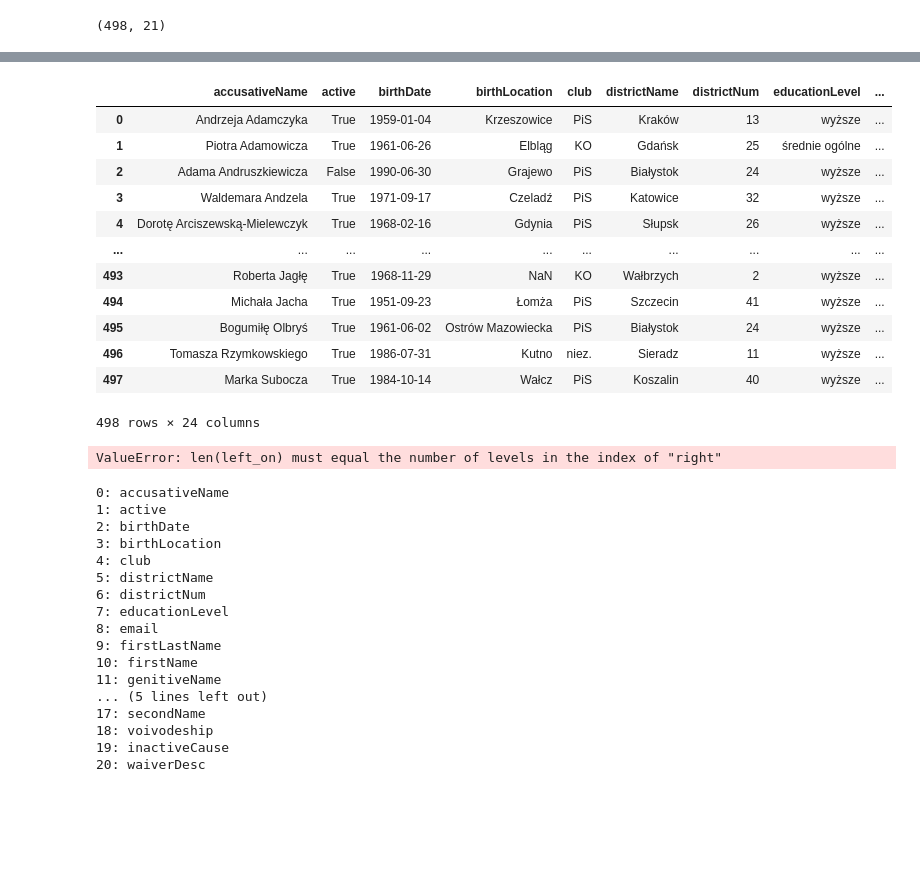
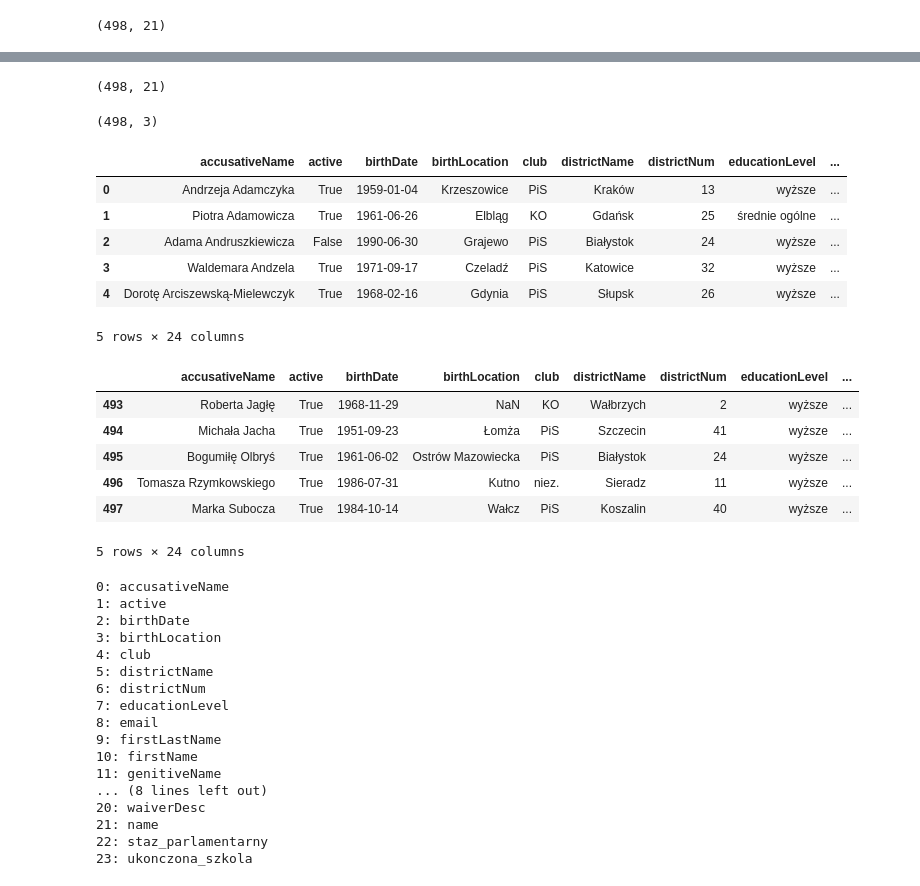
Before and after one commit to stawarzkrzysztof/textMiningLingwistykaSejmowa, a Jupyter notebook: 2dataPreprocessing/dataPreprocessing.ipynb, the cells around one changed output, grey strips where cells are left out. Cells and saved outputs as stored; diff of their text form; code cells hidden in the pictures; blank space fills up the shorter version.

```diff
--- a/2dataPreprocessing/dataPreprocessing.ipynb
+++ b/2dataPreprocessing/dataPreprocessing.ipynb
@@ -238,4 +245,2 @@ mps_scrapped.head()
 # %%
 mps_scrapped.drop(["url", "mp_num"], axis=1, inplace=True)
-# %%
-mps = mps[mps["active"]==True].reset_index()
@@ -258,5 +247,12 @@ mps
+# %%
+display(mps.shape)
+mps_scrapped.shape
+# %% [output]
+(498, 21)
+(498, 3)
 # %%
-pd.concat([mps, mps_scrapped], axis=1)
+mps = mps.merge(mps_scrapped, how="left", left_on="firstLastName", right_on="name")
+mps.head()
 # %% [output]
 |  | accusativeName | active | birthDate | birthLocation | club | districtName | districtNum | educationLevel | ... |
 | 0 | Andrzeja Adamczyka | True | 1959-01-04 | Krzeszowice | PiS | Kraków | 13 | wyższe | ... |
@@ -264,17 +260,17 @@ pd.concat([mps, mps_scrapped], axis=1)
 | 2 | Adama Andruszkiewicza | False | 1990-06-30 | Grajewo | PiS | Białystok | 24 | wyższe | ... |
 | 3 | Waldemara Andzela | True | 1971-09-17 | Czeladź | PiS | Katowice | 32 | wyższe | ... |
 | 4 | Dorotę Arciszewską-Mielewczyk | True | 1968-02-16 | Gdynia | PiS | Słupsk | 26 | wyższe | ... |
-| ... | ... | ... | ... | ... | ... | ... | ... | ... | ... |
-| 493 | Roberta Jagłę | True | 1968-11-29 | NaN | KO | Wałbrzych | 2 | wyższe | ... |
-| 494 | Michała Jacha | True | 1951-09-23 | Łomża | PiS | Szczecin | 41 | wyższe | ... |
-| 495 | Bogumiłę Olbryś | True | 1961-06-02 | Ostrów Mazowiecka | PiS | Białystok | 24 | wyższe | ... |
-| 496 | Tomasza Rzymkowskiego | True | 1986-07-31 | Kutno | niez. | Sieradz | 11 | wyższe | ... |
-| 497 | Marka Subocza | True | 1984-10-14 | Wałcz | PiS | Koszalin | 40 | wyższe | ... |
-498 rows × 24 columns
+5 rows × 24 columns
-# %%
-mps.join(mps_scrapped, on=["firstLastName", "name"], how="inner")
-# %% [output]
-ValueError: len(left_on) must equal the number of levels in the index of "right"
+# %%
+mps.tail()
+# %% [output]
+|  | accusativeName | active | birthDate | birthLocation | club | districtName | districtNum | educationLevel | ... |
+| 493 | Roberta Jagłę | True | 1968-11-29 | NaN | KO | Wałbrzych | 2 | wyższe | ... |
+| 494 | Michała Jacha | True | 1951-09-23 | Łomża | PiS | Szczecin | 41 | wyższe | ... |
+| 495 | Bogumiłę Olbryś | True | 1961-06-02 | Ostrów Mazowiecka | PiS | Białystok | 24 | wyższe | ... |
+| 496 | Tomasza Rzymkowskiego | True | 1986-07-31 | Kutno | niez. | Sieradz | 11 | wyższe | ... |
+| 497 | Marka Subocza | True | 1984-10-14 | Wałcz | PiS | Koszalin | 40 | wyższe | ... |
+5 rows × 24 columns
 # %%
 for i, colname in enumerate(mps.columns):
   print(f"{i}: {colname}")
@@ -291,8 +287,8 @@ for i, colname in enumerate(mps.columns):
 9: firstLastName
 10: firstName
 11: genitiveName
-... (5 lines left out)
-17: secondName
-18: voivodeship
-19: inactiveCause
+... (8 lines left out)
 20: waiverDesc
+21: name
+22: staz_parlamentarny
+23: ukonczona_szkola
```
Also changed, not shown: parts of 27 cells of this notebook, 3 other files.
